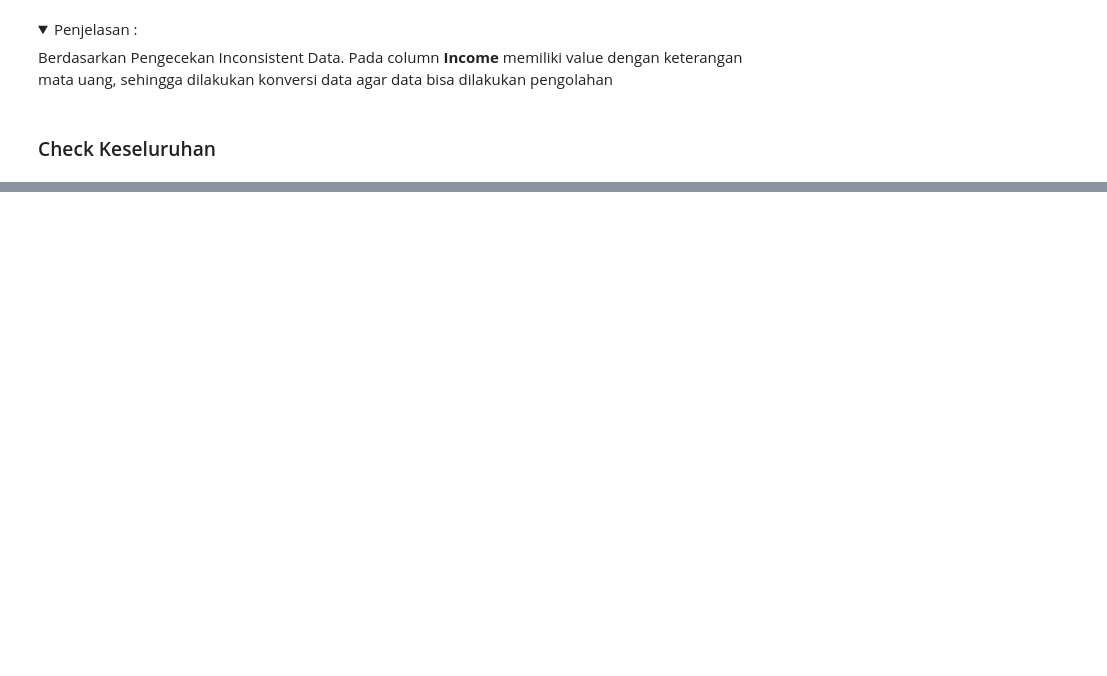
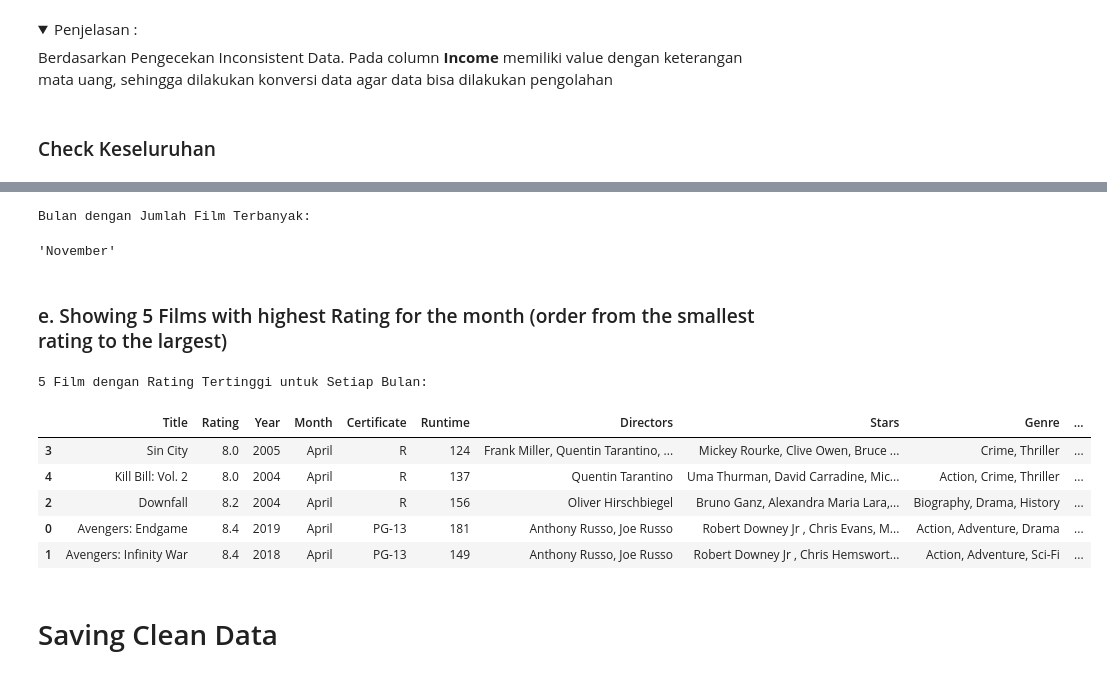
Before and after one commit to MRendiks/Indicator-BackendTest, a Jupyter notebook: Test_Tambahan_Backend/src/no_4/Analytic_Data.ipynb, the cells around one changed output, grey strips where cells are left out. Drawn from its saved outputs; the diff is of its cells as text; code cells hidden in the pictures; folded sections open; blank space fills up the shorter version.

```diff
--- a/Test_Tambahan_Backend/src/no_4/Analytic_Data.ipynb
+++ b/Test_Tambahan_Backend/src/no_4/Analytic_Data.ipynb
@@ -322,0 +399,27 @@ Column 'Certificate' has inconsistent data: ['PG-13' 'PG' 'R' 'Not Rated' 'Unrat
+# %%
+# Menampilkan hasil
+print("\nBulan dengan Jumlah Film Terbanyak:")
+most_common_month
+# %% [output]
+Bulan dengan Jumlah Film Terbanyak:
+'November'
+# %% [markdown]
+### e. Showing 5 Films with highest Rating for the month (order from the smallest rating to the largest)
+# %%
+# Menemukan 5 film dengan rating tertinggi untuk setiap bulan
+df_by_5_highest_rating = df.groupby('Month').apply(lambda group: group.nlargest(5, 'Rating')).reset_index(drop=True)
+df_by_5_highest_rating = df_by_5_highest_rating.iloc[0:5]
+# %%
+# Menampilkan hasil
+print("5 Film dengan Rating Tertinggi untuk Setiap Bulan:")
+pd.DataFrame(df_by_5_highest_rating.sort_values(by=['Rating'],ascending=True))
+# %% [output]
+5 Film dengan Rating Tertinggi untuk Setiap Bulan:
+|  | Title | Rating | Year | Month | Certificate | Runtime | Directors | Stars | Genre | ... |
+| 3 | Sin City | 8.0 | 2005 | April | R | 124 | Frank Miller, Quentin Tarantino, ... | Mickey Rourke, Clive Owen, Bruce ... | Crime, Thriller | ... |
+| 4 | Kill Bill: Vol. 2 | 8.0 | 2004 | April | R | 137 | Quentin Tarantino | Uma Thurman, David Carradine, Mic... | Action, Crime, Thriller | ... |
+| 2 | Downfall | 8.2 | 2004 | April | R | 156 | Oliver Hirschbiegel | Bruno Ganz, Alexandra Maria Lara,... | Biography, Drama, History | ... |
+| 0 | Avengers: Endgame | 8.4 | 2019 | April | PG-13 | 181 | Anthony Russo, Joe Russo | Robert Downey Jr , Chris Evans, M... | Action, Adventure, Drama | ... |
+| 1 | Avengers: Infinity War | 8.4 | 2018 | April | PG-13 | 149 | Anthony Russo, Joe Russo | Robert Downey Jr , Chris Hemswort... | Action, Adventure, Sci-Fi | ... |
+# %% [markdown]
+# Saving Clean Data
```
Also changed, not shown: parts of 21 cells of this notebook, 2 other files.
